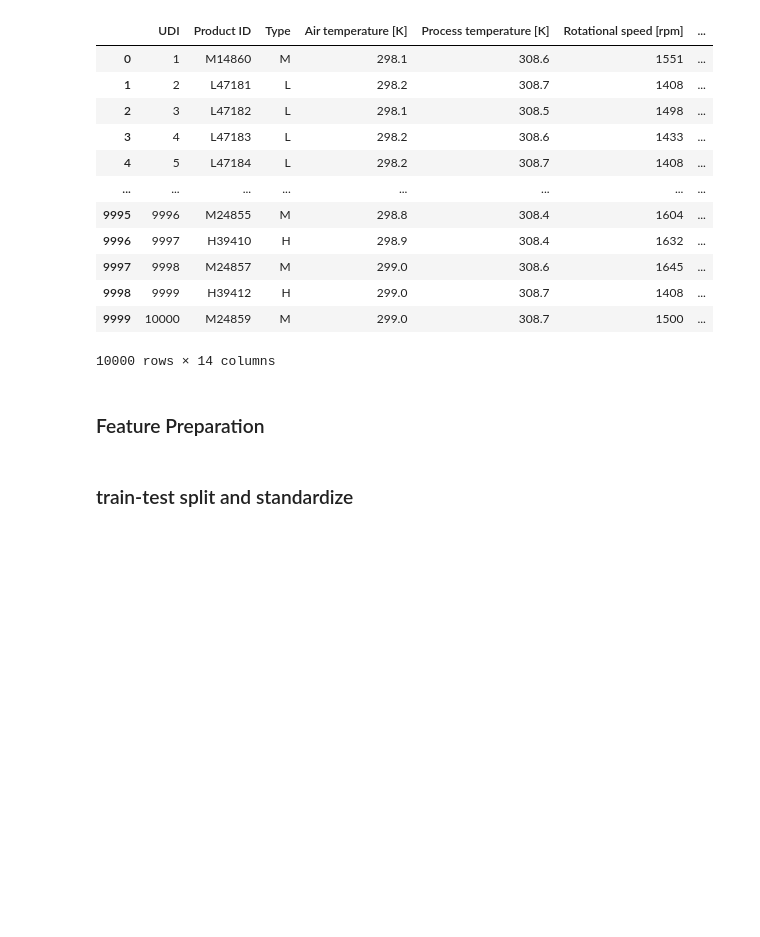
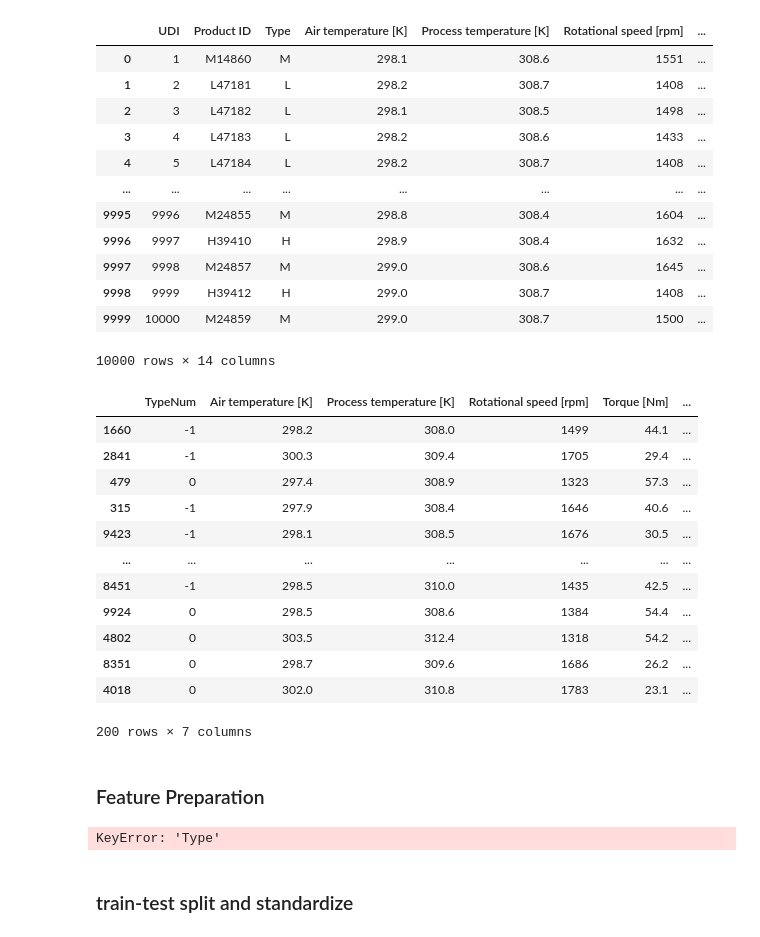
Before and after one commit to jhromeiro/BeerQuantumChallenge, a Jupyter notebook: qSVM_maintenance.ipynb, the cells around one changed output. Cells and saved outputs as stored; diff of their text form; code cells hidden in the pictures; blank space fills up the shorter version.

```diff
--- a/qSVM_maintenance.ipynb
+++ b/qSVM_maintenance.ipynb
@@ -40,12 +41,33 @@ df
 | 9998 | 9999 | H39412 | H | 299.0 | 308.7 | 1408 | ... |
 | 9999 | 10000 | M24859 | M | 299.0 | 308.7 | 1500 | ... |
 10000 rows × 14 columns
+# %%
+#Only part of the dataset will be used
+df = df.sample(200)
+
+df
+# %% [output]
+|  | TypeNum | Air temperature [K] | Process temperature [K] | Rotational speed [rpm] | Torque [Nm] | ... |
+| 1660 | -1 | 298.2 | 308.0 | 1499 | 44.1 | ... |
+| 2841 | -1 | 300.3 | 309.4 | 1705 | 29.4 | ... |
+| 479 | 0 | 297.4 | 308.9 | 1323 | 57.3 | ... |
+| 315 | -1 | 297.9 | 308.4 | 1646 | 40.6 | ... |
+| 9423 | -1 | 298.1 | 308.5 | 1676 | 30.5 | ... |
+| ... | ... | ... | ... | ... | ... | ... |
+| 8451 | -1 | 298.5 | 310.0 | 1435 | 42.5 | ... |
+| 9924 | 0 | 298.5 | 308.6 | 1384 | 54.4 | ... |
+| 4802 | 0 | 303.5 | 312.4 | 1318 | 54.2 | ... |
+| 8351 | 0 | 298.7 | 309.6 | 1686 | 26.2 | ... |
+| 4018 | 0 | 302.0 | 310.8 | 1783 | 23.1 | ... |
+200 rows × 7 columns
 # %% [markdown]
 ### Feature Preparation
 # %%
 dic = {'L' : -1, 'M' : 0, 'H'  : 1}
 
 df['TypeNum'] = df['Type'].apply(lambda x : dic[x])
+# %% [output]
+KeyError: 'Type'
 # %%
 features_labels = ['TypeNum', 'Air temperature [K]',
     'Process temperature [K]', 'Rotational speed [rpm]', 'Torque [Nm]',
```
Also changed, not shown: parts of 7 cells of this notebook.
